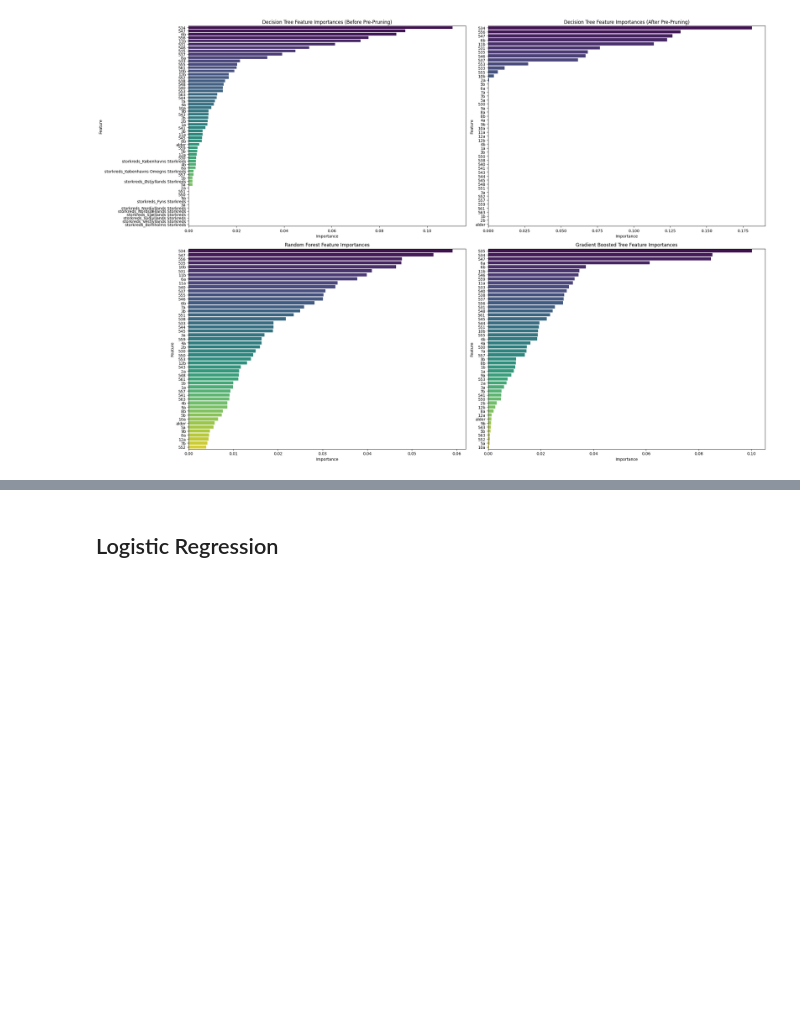
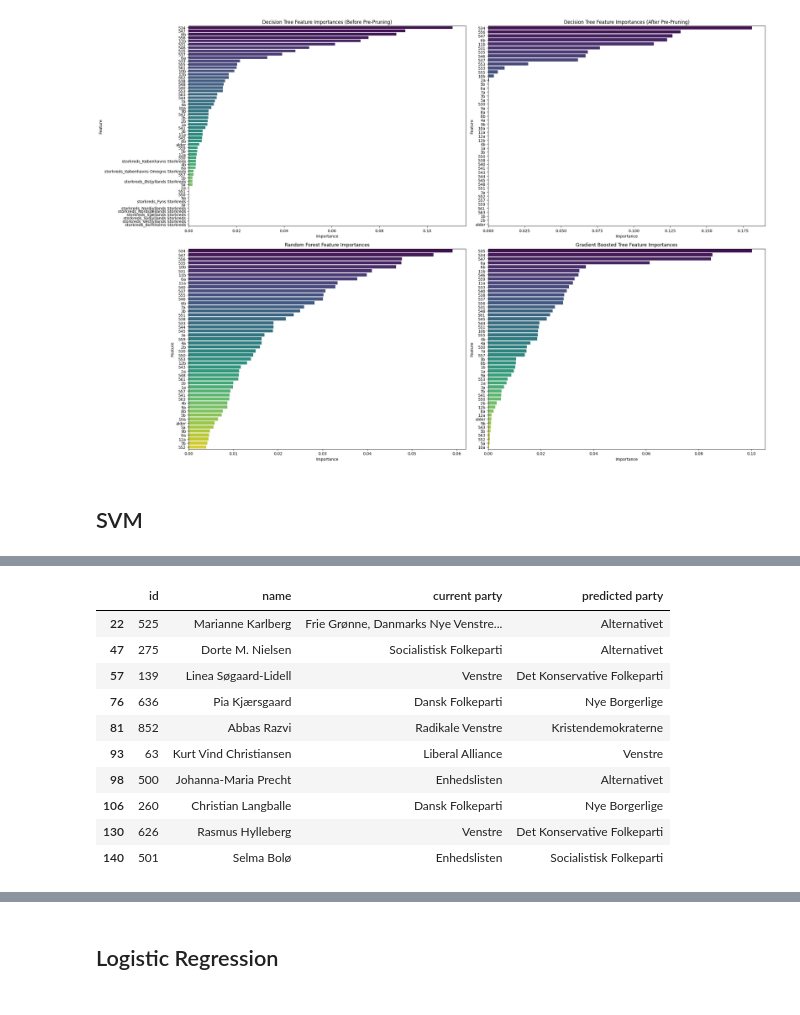
Before and after one commit to MAL-flowdemort/assignment_2, a Jupyter notebook: Candidate Test 2022 I.ipynb, the cells around one changed output, grey strips where cells are left out. Drawn from its saved outputs; the diff is of its cells as text; code cells hidden in the pictures; blank space fills up the shorter version.

```diff
--- a/Candidate Test 2022 I.ipynb
+++ b/Candidate Test 2022 I.ipynb
@@ -619,3 +619,71 @@ plt.tight_layout()
 plt.show()
 # %% [output]
 [figure]
+# %% [markdown]
+<h2> SVM </h2>
+# %%
+#Using the SVM - Support Vector Machine
+from sklearn.svm import SVC
+
+# Load data from your excel file
+df = pd.read_excel("alldata.xlsx")
+
+names = df['navn']
+
+# Separate the target variable
+y = df['parti']
+
+# Drop the original 'navn' and 'parti' columns
+X = df.drop(columns=['navn', 'parti'], axis=1)
+
+# Convert all feature names to strings
+X.columns = X.columns.astype(str)
+
+# One-hot encode categorical variables
+X = pd.get_dummies(X)
+# print(X.dtypes)
+
+# Split the data into training and testing sets
+X_train, X_test, y_train, y_test = train_test_split(X, y, test_size=0.2, random_state=42)
+
+# Initialize the model
+# Tuning params - rbf or poly will be the best for our data as we need higher dimensions for mapping
+model_v5 = SVC(
+    kernel='rbf', # linear, poly, rbf, sigmoid - the kernels that will work for our metrix
+    C=7.0,
+    random_state=42, # Doesn't have such an influence on the actual accuracy
+    gamma='scale' # scale, auto - scale is a good default so we will stick with it
+    )
+
+# Train the model on the training set
+model_v5.fit(X_train, y_train)
+
+# Make predictions on the training set
+train_predictions = model_v5.predict(X_train)
+
+# Make predictions on the test set
+test_predictions = model_v5.predict(X_test)
+
+print("SVM using the 'rbf' kernel:\n")
+# Evaluate the accuracy of the model on the training set
+train_accuracy = accuracy_score(y_train, train_predictions)
+print(f"SVM Training Accuracy: {train_accuracy}")
+
+# Evaluate the accuracy of the model on the test set
+test_accuracy = accuracy_score(y_test, test_predictions)
+print(f"SVM Test Accuracy: {test_accuracy}")
+print ("------------------------------------------------")
+
+ids = y_test.index.to_list()
+y_test_values = y_test.to_list()
+
+wrongPredictions = pd.DataFrame(columns=['id', 'name', 'current party', 'predicted party'])
+
+for i in range(len(ids)):
+    id = ids[i]
+    if(y_test_values[i] != test_predictions[i]):
+        wrongPredictions.loc[i] = [id, names[id], y_test_values[i], test_predictions[i]]
+
+print("These are the candidates that, according to our model, are in the wrong party:")
+display(wrongPredictions)
+# %% [output]
@@ -621,0 +696,11 @@ plt.show()
+|  | id | name | current party | predicted party |
+| 22 | 525 | Marianne Karlberg | Frie Grønne, Danmarks Nye Venstre... | Alternativet |
+| 47 | 275 | Dorte M. Nielsen | Socialistisk Folkeparti | Alternativet |
+| 57 | 139 | Linea Søgaard-Lidell | Venstre | Det Konservative Folkeparti |
+| 76 | 636 | Pia Kjærsgaard | Dansk Folkeparti | Nye Borgerlige |
+| 81 | 852 | Abbas Razvi | Radikale Venstre | Kristendemokraterne |
+| 93 | 63 | Kurt Vind Christiansen | Liberal Alliance | Venstre |
+| 98 | 500 | Johanna-Maria Precht | Enhedslisten | Alternativet |
+| 106 | 260 | Christian Langballe | Dansk Folkeparti | Nye Borgerlige |
+| 130 | 626 | Rasmus Hylleberg | Venstre | Det Konservative Folkeparti |
+| 140 | 501 | Selma Bolø | Enhedslisten | Socialistisk Folkeparti |
```
Also changed, not shown: parts of 2 cells of this notebook.
